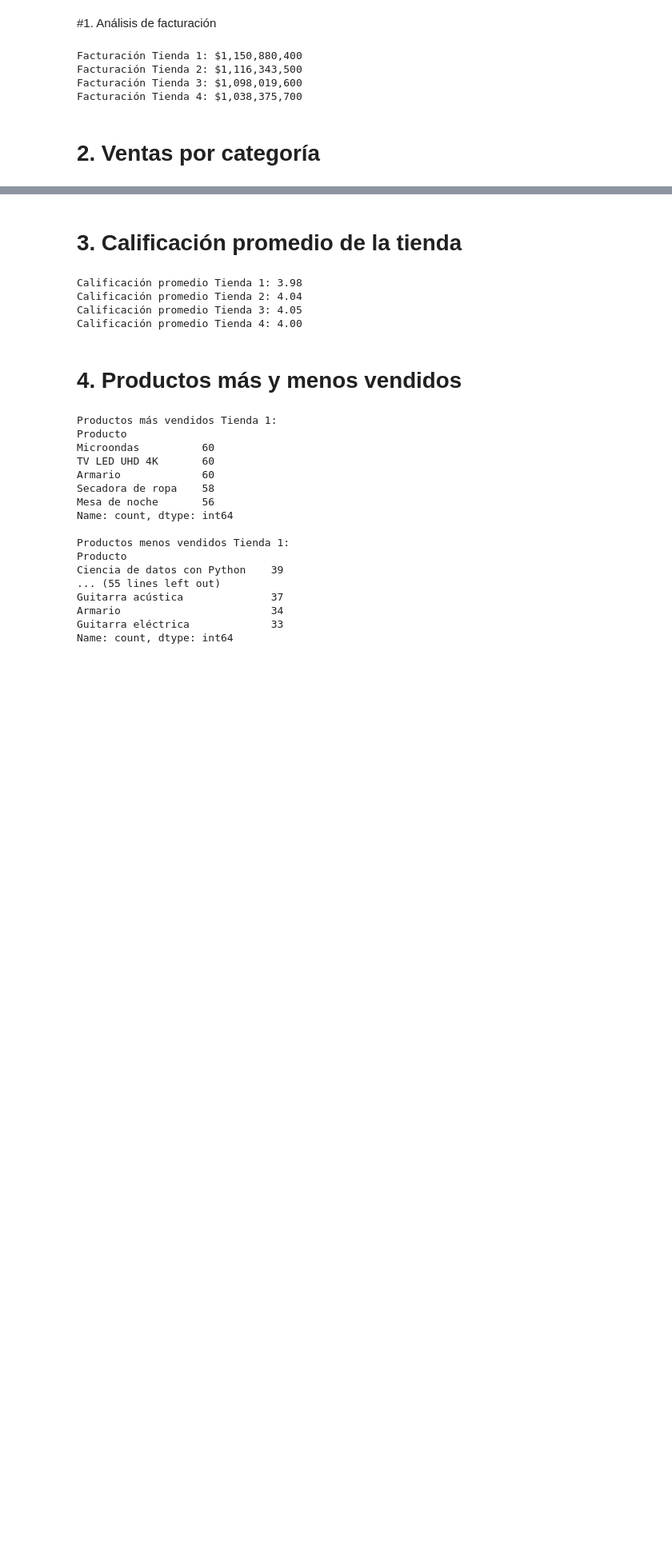
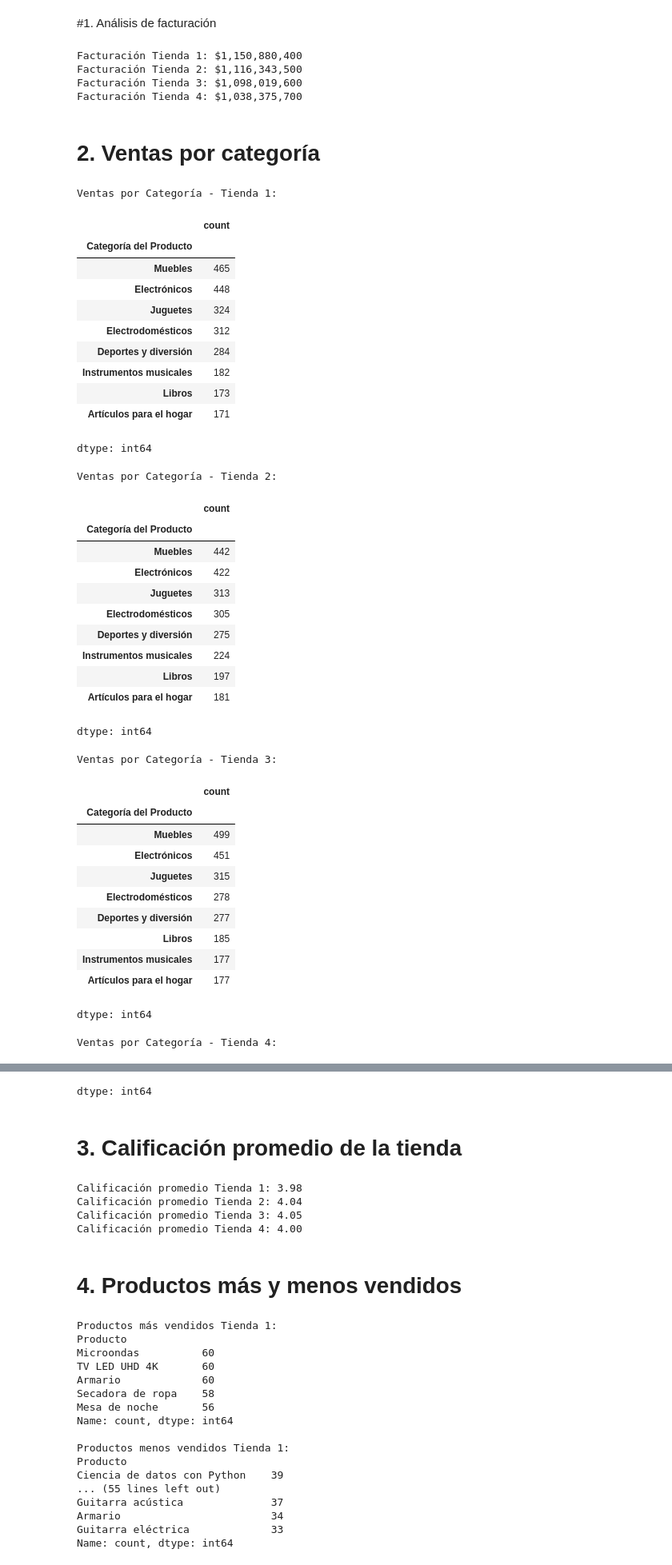
Before and after one commit to prisci991/Challenge1, a Jupyter notebook: Challenge1_Modelado_de_datos_con_Pyhton.ipynb, the cells around one changed output, grey strips where cells are left out. Shown at 80% size. Drawn from its saved outputs; the diff is of its cells as text; code cells hidden in the pictures; blank space fills up the shorter version.

```diff
--- a/Challenge1_Modelado_de_datos_con_Pyhton.ipynb
+++ b/Challenge1_Modelado_de_datos_con_Pyhton.ipynb
@@ -42,3 +42,58 @@ Facturación Tienda 3: $1,098,019,600
 Facturación Tienda 4: $1,038,375,700
 # %% [markdown]
 # 2. Ventas por categoría
+# %%
+ventas_por_categoria_tienda1 = tienda['Categoría del Producto'].value_counts()
+ventas_por_categoria_tienda2 = tienda2['Categoría del Producto'].value_counts()
+ventas_por_categoria_tienda3 = tienda3['Categoría del Producto'].value_counts()
+ventas_por_categoria_tienda4 = tienda4['Categoría del Producto'].value_counts()
+
+print("Ventas por Categoría - Tienda 1:")
+display(ventas_por_categoria_tienda1)
+
+print("\nVentas por Categoría - Tienda 2:")
+display(ventas_por_categoria_tienda2)
+
+print("\nVentas por Categoría - Tienda 3:")
+display(ventas_por_categoria_tienda3)
+
+print("\nVentas por Categoría - Tienda 4:")
+display(ventas_por_categoria_tienda4)
+# %% [output]
+Ventas por Categoría - Tienda 1:
+|  | count |
+| Categoría del Producto |  |
+| Muebles | 465 |
+| Electrónicos | 448 |
+| Juguetes | 324 |
+| Electrodomésticos | 312 |
+| Deportes y diversión | 284 |
+| Instrumentos musicales | 182 |
+| Libros | 173 |
+| Artículos para el hogar | 171 |
+dtype: int64
+Ventas por Categoría - Tienda 2:
+|  | count |
+| Categoría del Producto |  |
+| Muebles | 442 |
+| Electrónicos | 422 |
+| Juguetes | 313 |
+| Electrodomésticos | 305 |
+| Deportes y diversión | 275 |
+| Instrumentos musicales | 224 |
+| Libros | 197 |
+| Artículos para el hogar | 181 |
+dtype: int64
+Ventas por Categoría - Tienda 3:
+|  | count |
+| Categoría del Producto |  |
+| Muebles | 499 |
+| Electrónicos | 451 |
+| Juguetes | 315 |
+| Electrodomésticos | 278 |
+| Deportes y diversión | 277 |
+| Libros | 185 |
+| Instrumentos musicales | 177 |
+| Artículos para el hogar | 177 |
+dtype: int64
+Ventas por Categoría - Tienda 4:
@@ -45,3 +110,4 @@ Facturación Tienda 4: $1,038,375,700
+dtype: int64
 # %% [markdown]
 # 3. Calificación promedio de la tienda
 # %%
```
Also changed, not shown: parts of 2 cells of this notebook.
